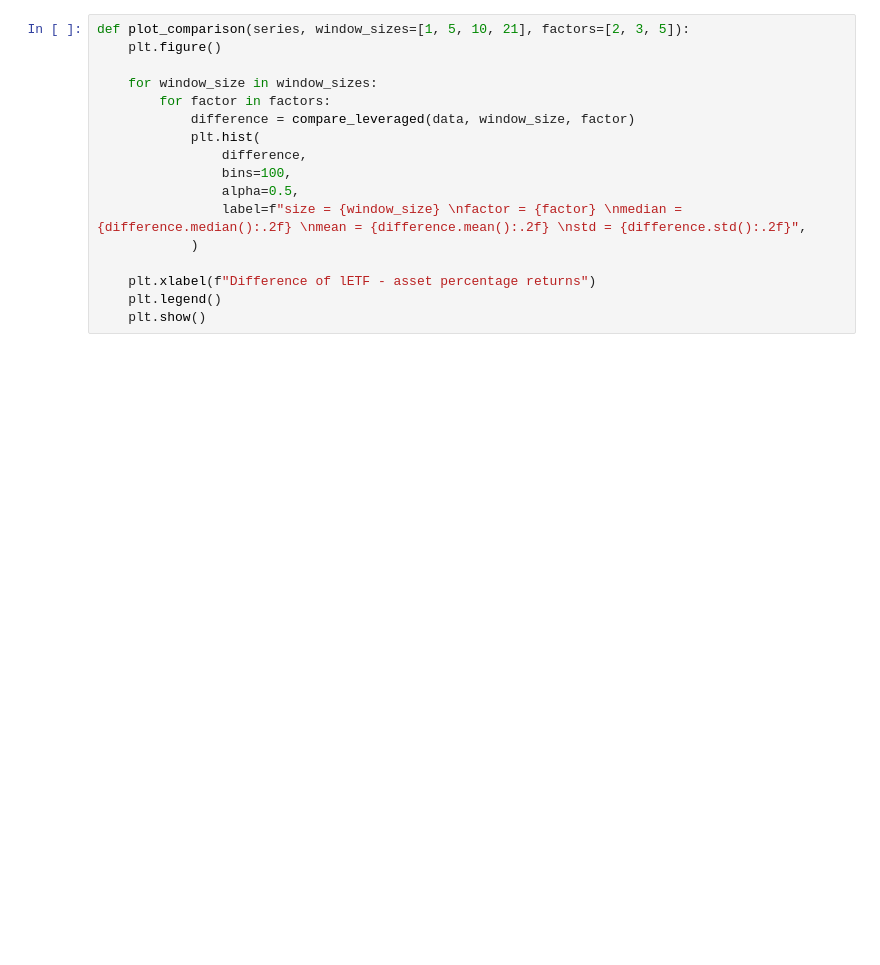
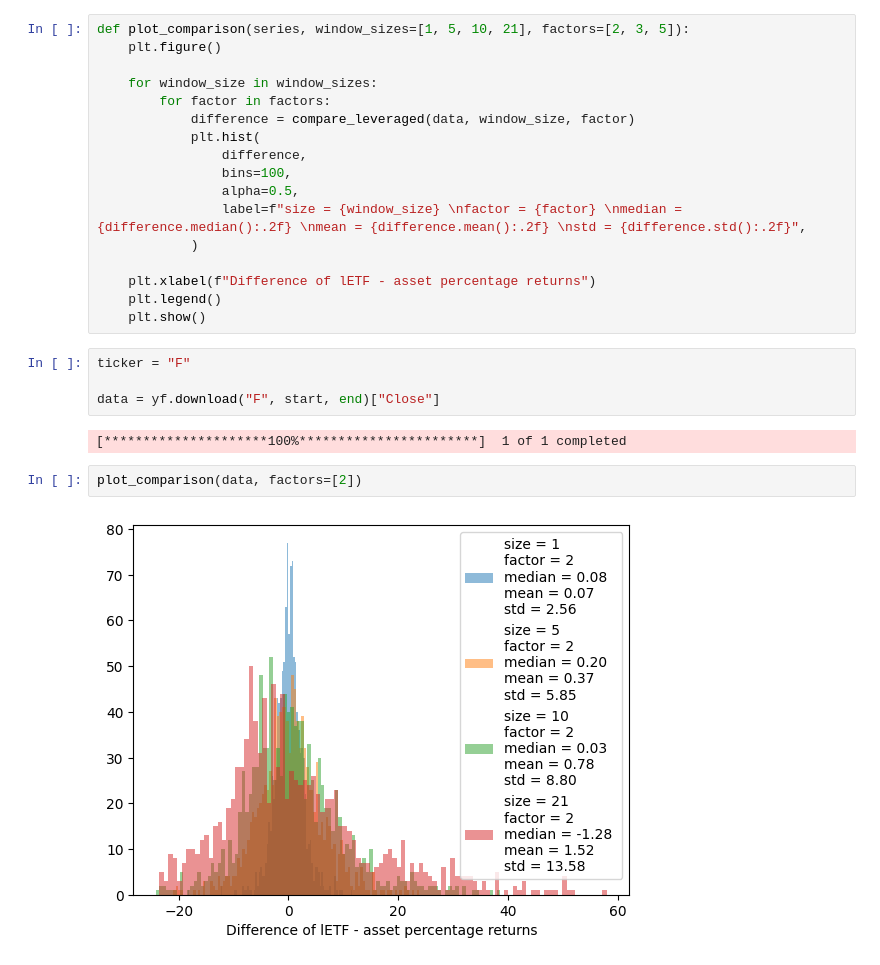
Before and after one commit to albesianor/Leveraged-ETFs, a Jupyter notebook: 00_preliminary_exploration.ipynb, the cells around one changed output. Saved outputs shown, nothing was run; the diff lists cells and outputs as text; blank space fills up the shorter version.

```diff
--- a/00_preliminary_exploration.ipynb
+++ b/00_preliminary_exploration.ipynb
@@ -212,3 +66,13 @@ def plot_comparison(series, window_sizes=[1, 5, 10, 21], factors=[2, 3, 5]):
     plt.xlabel(f"Difference of lETF - asset percentage returns")
     plt.legend()
     plt.show()
+# %%
+ticker = "F"
+
+data = yf.download("F", start, end)["Close"]
+# %% [output]
+[*********************100%***********************]  1 of 1 completed
+# %%
+plot_comparison(data, factors=[2])
+# %% [output]
+[figure, added]
```
Also changed, not shown: parts of 33 cells of this notebook, 1 other file.
